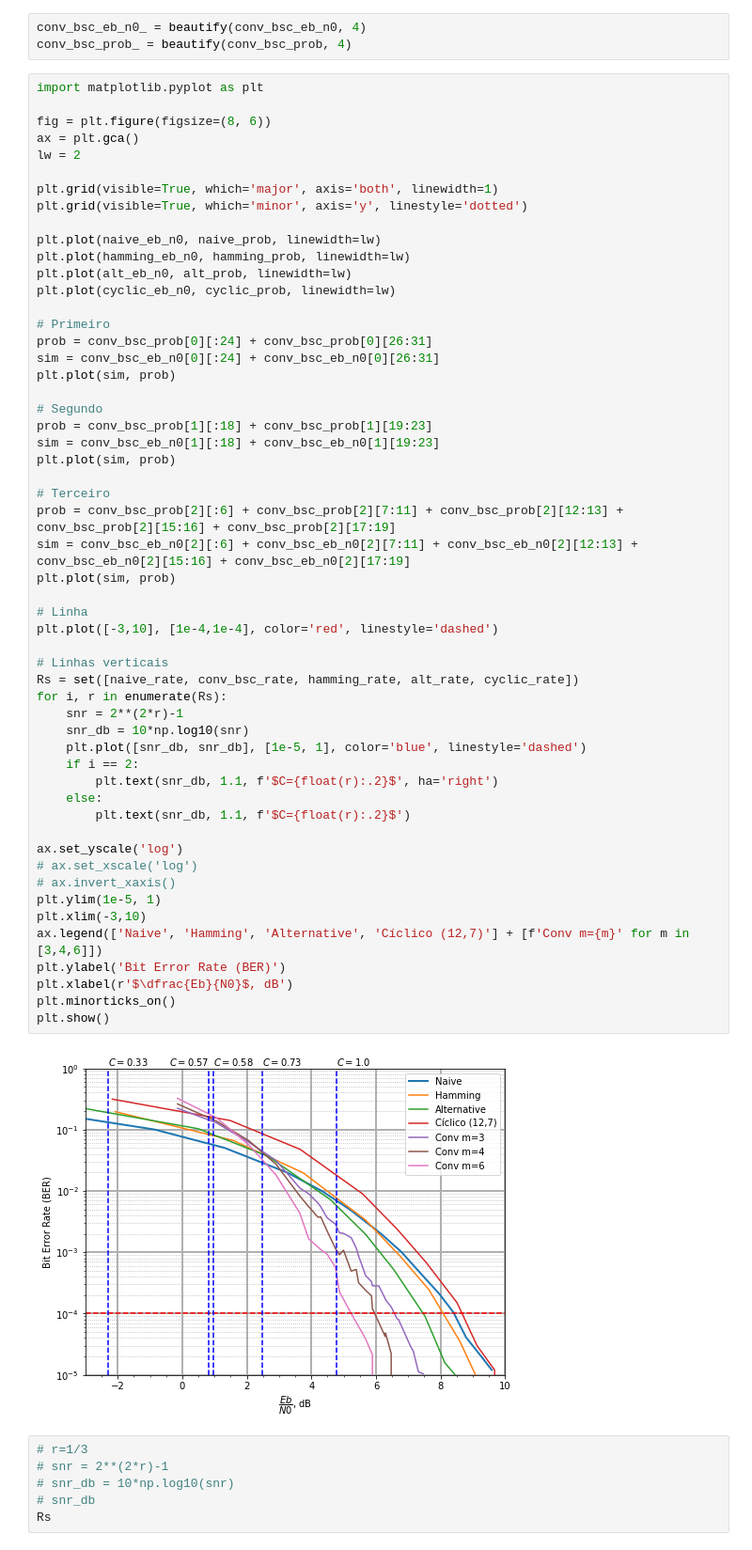
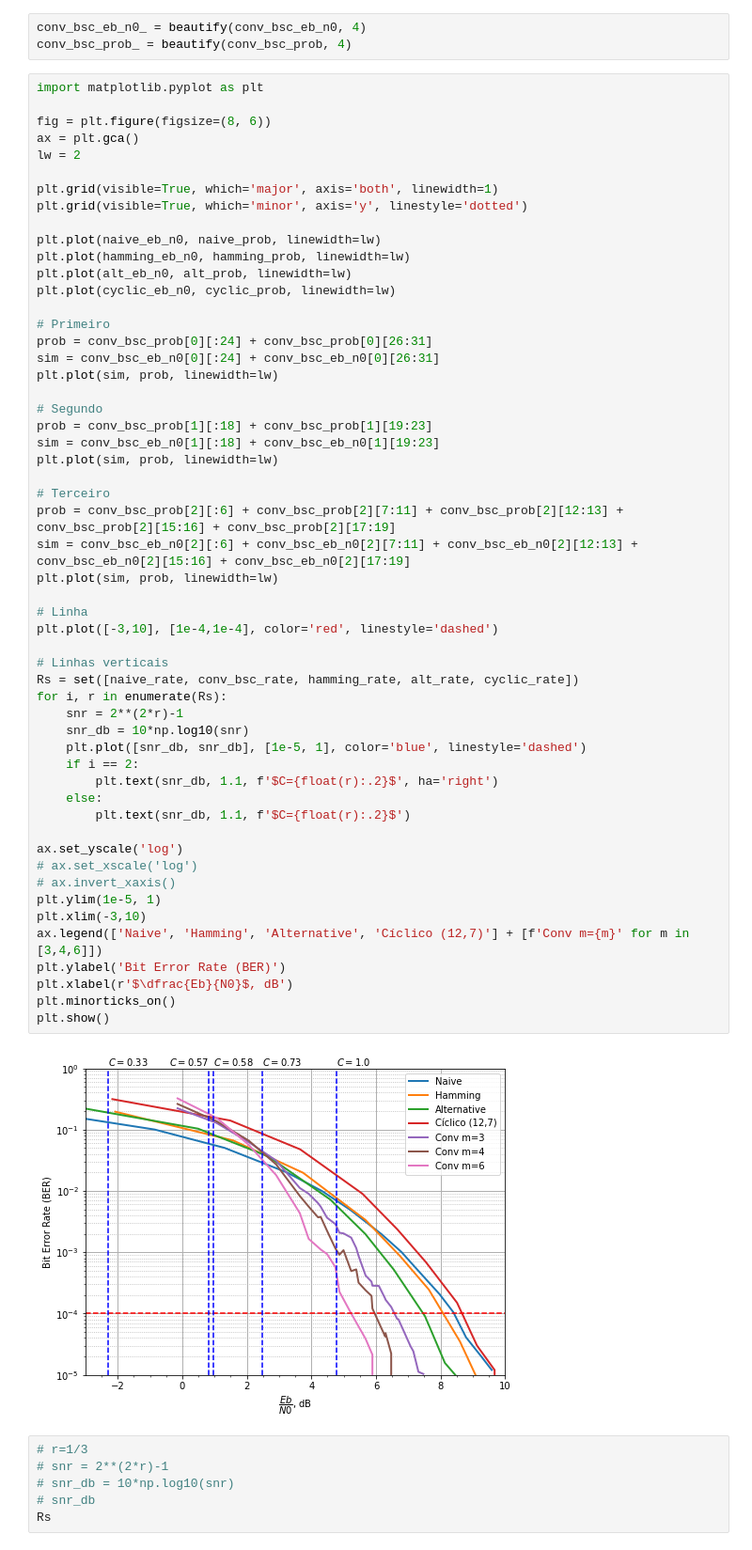
Before and after one commit to kowalks/ele32-labs, a Jupyter notebook: lab4.ipynb, the cells around one changed output. Shown at 94% size. Cells and saved outputs as stored; diff of their text form.

```diff
--- a/lab4.ipynb
+++ b/lab4.ipynb
@@ -203,44 +203,44 @@ plt.plot(cyclic_eb_n0, cyclic_prob, linewidth=lw)
 # Primeiro
 prob = conv_bsc_prob[0][:24] + conv_bsc_prob[0][26:31]
 sim = conv_bsc_eb_n0[0][:24] + conv_bsc_eb_n0[0][26:31]
-plt.plot(sim, prob)
+plt.plot(sim, prob, linewidth=lw)
 
 # Segundo
 prob = conv_bsc_prob[1][:18] + conv_bsc_prob[1][19:23]
 sim = conv_bsc_eb_n0[1][:18] + conv_bsc_eb_n0[1][19:23]
-plt.plot(sim, prob)
+plt.plot(sim, prob, linewidth=lw)
 
 # Terceiro
 prob = conv_bsc_prob[2][:6] + conv_bsc_prob[2][7:11] + conv_bsc_prob[2][12:13] + conv_bsc_prob[2][15:16] + conv_bsc_prob[2][17:19]
 sim = conv_bsc_eb_n0[2][:6] + conv_bsc_eb_n0[2][7:11] + conv_bsc_eb_n0[2][12:13] + conv_bsc_eb_n0[2][15:16] + conv_bsc_eb_n0[2][17:19]
-plt.plot(sim, prob)
+plt.plot(sim, prob, linewidth=lw)
 
 # Linha
 plt.plot([-3,10], [1e-4,1e-4], color='red', linestyle='dashed')
 
 # Linhas verticais
 Rs = set([naive_rate, conv_bsc_rate, hamming_rate, alt_rate, cyclic_rate])
 for i, r in enumerate(Rs):
     snr = 2**(2*r)-1
     snr_db = 10*np.log10(snr)
     plt.plot([snr_db, snr_db], [1e-5, 1], color='blue', linestyle='dashed')
     if i == 2:
         plt.text(snr_db, 1.1, f'$C={float(r):.2}$', ha='right')
     else:
         plt.text(snr_db, 1.1, f'$C={float(r):.2}$')
 
 ax.set_yscale('log')
 # ax.set_xscale('log')
 # ax.invert_xaxis()
 plt.ylim(1e-5, 1)
 plt.xlim(-3,10)
 ax.legend(['Naive', 'Hamming', 'Alternative', 'Cíclico (12,7)'] + [f'Conv m={m}' for m in [3,4,6]])
 plt.ylabel('Bit Error Rate (BER)')
 plt.xlabel(r'$\dfrac{Eb}{N0}$, dB')
 plt.minorticks_on()
 plt.show()
 # %% [output]
-[figure, old version]
+[figure, new version]
 # %%
 # r=1/3
 # snr = 2**(2*r)-1
```
